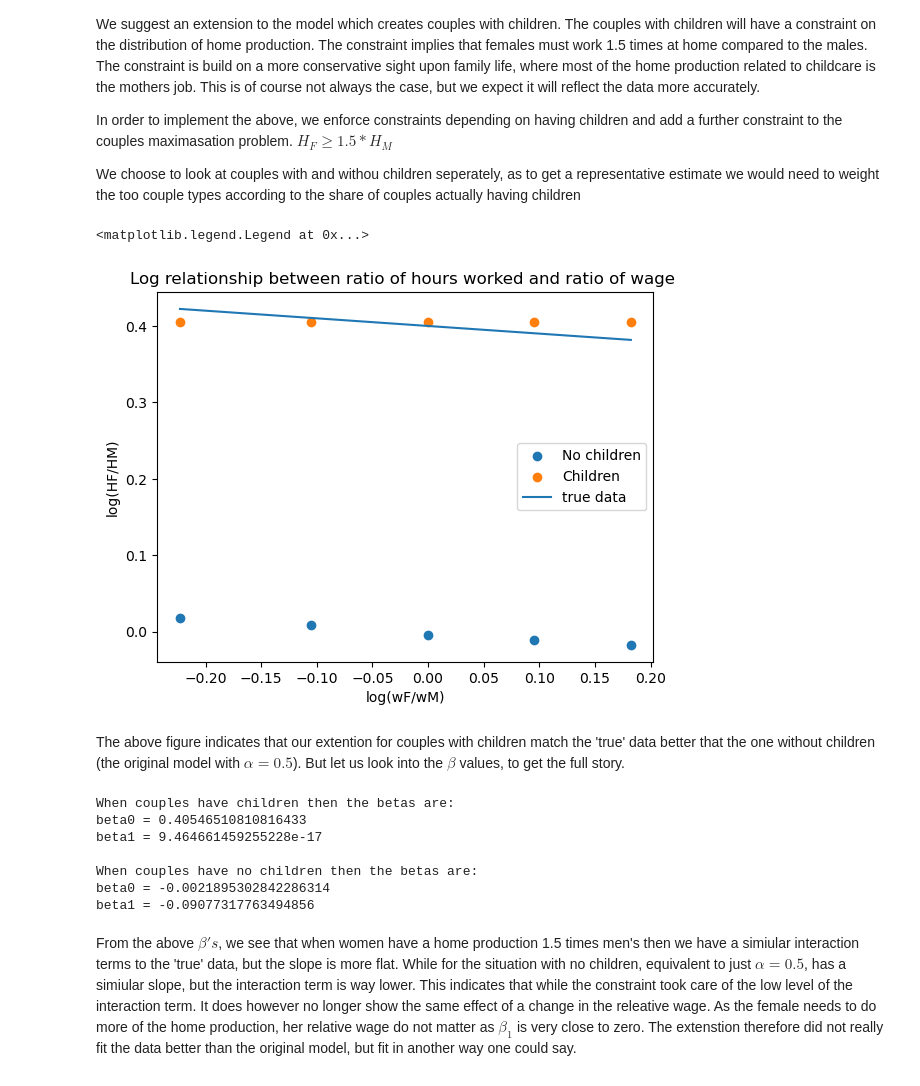
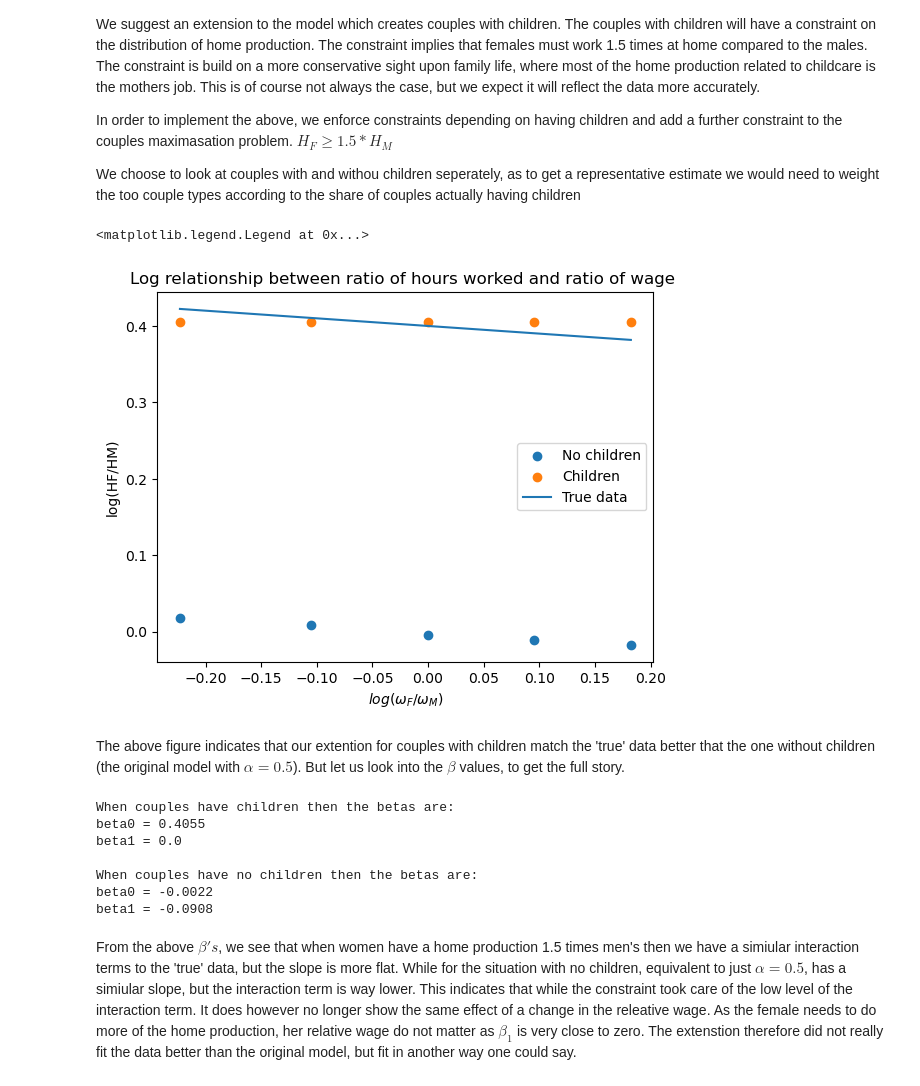
Before and after one commit to NumEconCopenhagen/projects-2023-cbjk, a Jupyter notebook: inauguralproject/inauguralproject.ipynb, the cells around one changed output. Cells and saved outputs as stored; diff of their text form; code cells hidden in the pictures.

```diff
--- a/inauguralproject/inauguralproject.ipynb
+++ b/inauguralproject/inauguralproject.ipynb
@@ -105,22 +102,3 @@ From the above figure we see that as women's wages increases relative to men, th
 ## Question 3
 # %% [markdown]
 We plot the $log \space \frac{H_F}{H_M}$ against $log \space \frac{\omega_F}{\omega_M}$ for $\omega_F$ $\in [0.8, 0.9, 1.0, 1.1, 1.2]$ again, but this time the choice set is continuous, so $L_M, L_F, H_M, H_F \in [0,24]$.
-# %%
-# a. construct empty lists to contain the log(HF/HM) and log(wF/wM)
-logratioHc=[]
-logratiowc=[]
-
-# b. loop over every wF, solve the model and adds the result to the empty lists
-for i in model.par.wF_vec:
-    # i. set the wF = i
-    model.par.wF = i
-    # ii. use 'solve' from the class to find the results and store en 'resultsc'
-    resultsc =model.solve()
-    # iii. append the log(HF/HM) til the list 'logratioHc'
-    logratioHc.append(np.log(resultsc.HF/resultsc.HM))
-    # iv. append the log(wF/wM) til the list 'logratiowc'
-    logratiowc.append(np.log(i/model.par.wM))
-
-# c. construct a dataframe to contain H and w log ratios for every wF
-plot_dfc = pd.DataFrame({"wf": model.par.wF_vec, "H ratio": np.round(logratioHc, 4), "w ratio": np.round(logratiowc, 4)})
-plot_dfc
@@ -195,7 +178,7 @@ $H_{F} \geq 1.5* H_{M}$
 We choose to look at couples with and withou children seperately, as to get a representative estimate we would need to weight the too couple types according to the share of couples actually having children
 # %%
 # a. dummy representing couple with or without children
-children = [0,1]
+children = [0, 1]
 
 # b. empty list for HF and HM in the following loop
 children_HF_vec= []
@@ -207,77 +190,85 @@ no_HM_vec = []
 for i in children:
     # i. empty constraints list
     model.par.constraints = []
+
     # ii. if no children
     if i == 0:
         # o. no home production constraint
         model.par.constraints = ({'type': 'ineq', 'fun': lambda x: 24 - (x[0]+x[1])},{'type': 'ineq', 'fun': lambda x: 24 - (x[2]+x[3])})
         # oo. estimate the model
-        model.estimate(alpha=0.5)
+        model.estimate(alpha = 0.5)
         # ooo. add the HF from the model estimation to 'no_HF_vec'
         no_HF_vec.extend(model.sol.HF_vec)
         # oooo. add the HM from the model estimation to 'no_HM_vec'
         no_HM_vec.extend(model.sol.HM_vec)
+
     # iii. if children
     else:
         # o. women's home production is 1.5 times men's
         model.par.constraints = ({'type': 'ineq', 'fun': lambda x: 24 - (x[0]+x[1])},{'type': 'ineq', 'fun': lambda x: 24 - (x[2]+x[3])},{'type': 'ineq', 'fun': lambda x: (x[3]-1.5*x[1])})
         # oo. estimate the model
-        model.estimate(alpha=0.5)
+        model.estimate(alpha = 0.5)
         # ooo. add the HF from the model estimation to 'children_HF_vec'
         children_HF_vec.extend(model.sol.HF_vec)
         # oooo. add the HM from the model estimation to 'children_HM_vec'
         children_HM_vec.extend(model.sol.HM_vec)
 
 # d. make the H vectors arrays
-children_HF_vec= np.array(children_HF_vec)
-children_HM_vec= np.array(children_HM_vec)
+children_HF_vec = np.array(children_HF_vec)
+children_HM_vec = np.array(children_HM_vec)
 no_HF_vec = np.array(no_HF_vec)
 no_HM_vec = np.array(no_HM_vec)
 
 # f. make the log(wF/wM) and log(HF/HM)
 x = np.log(model.par.wF_vec)
 children_ratio = np.log(children_HF_vec/children_HM_vec)
 no_children_ratio = np.log(no_HF_vec/no_HM_vec)
 
 # g. make regression for each statement for children
 A = np.vstack([np.ones(x.size),x]).T
-c_beta0,c_beta1 = np.linalg.lstsq(A,children_ratio,rcond=None)[0]
+c_beta0, c_beta1 = np.linalg.lstsq(A, children_ratio, rcond = None)[0]
 A = np.vstack([np.ones(x.size),x]).T
-nc_beta0,nc_beta1 = np.linalg.lstsq(A,no_children_ratio,rcond=None)[0]
+nc_beta0, nc_beta1 = np.linalg.lstsq(A, no_children_ratio, rcond = None)[0]
 
 # h. make the figure and plot
 fig_children = plt.figure()
 ax = fig_children.add_subplot(1,1,1)
-ax.scatter(np.log(model.par.wF_vec),no_children_ratio, label= "No children")
-ax.scatter(np.log(model.par.wF_vec),children_ratio,label= "Children")
-
-ax.plot(np.log(model.par.wF_vec),model.par.beta0_target+model.par.beta1_target*np.log(model.par.wF_vec), label = "true data")
+# i. plot scatter
+ax.scatter(np.log(model.par.wF_vec), no_children_ratio, label = "No children")
+ax.scatter(np.log(model.par.wF_vec), children_ratio,label = "Children")
+# j. plot regression line
+ax.plot(np.log(model.par.wF_vec), model.par.beta0_target + model.par.beta1_target*np.log(model.par.wF_vec), label = "True data")
+# k. set title and labels
 ax.set_title('Log relationship between ratio of hours worked and ratio of wage ')
-ax.set_xlabel('log(wF/wM)')
+ax.set_xlabel('$log(\omega_F/\omega_M)$')
 ax.set_ylabel('log(HF/HM)');
+# l. add legend
 ax.legend()
 # %% [output]
 <matplotlib.legend.Legend at 0x...>
-[figure, old version]
+[figure, new version]
 # %% [markdown]
 The above figure indicates that our extention for couples with children match the 'true' data better that the one without children (the original model with $\alpha =0.5$). But let us look into the $\beta$ values, to get the full story.
 # %%
-#a. print
+# a. print result when couples have chrildren
 print('When couples have children then the betas are:')
-print(f'beta0 = {c_beta0}')
-print(f'beta1 = {c_beta1}\n')
+print(f'beta0 = {c_beta0.round(4)}')
+print(f'beta1 = {c_beta1.round(4)}\n')
 
+# b. estimate model with no children
 model.estimate(alpha=0.5)
+
+# c. print result when couples have no chrildren
 print('When couples have no children then the betas are:')
-print(f'beta0 = {nc_beta0}')
-print(f'beta1 = {nc_beta1}')
+print(f'beta0 = {nc_beta0.round(4)}')
+print(f'beta1 = {nc_beta1.round(4)}')
 # %% [output]
 When couples have children then the betas are:
-beta0 = 0.40546510810816433
-beta1 = 9.464661459255228e-17
+beta0 = 0.4055
+beta1 = 0.0
 
 When couples have no children then the betas are:
-beta0 = -0.0021895302842286314
-beta1 = -0.09077317763494856
+beta0 = -0.0022
+beta1 = -0.0908
 # %% [markdown]
 From the above $\beta's$, we see that when women have a home production 1.5 times men's then we have a simiular interaction terms to the 'true' data, but the slope is more flat. While for the situation with no children, equivalent to just $\alpha = 0.5$, has a simiular slope, but the interaction term is way lower. This indicates that while the constraint took care of the low level of the interaction term. It does however no longer show the same effect of a change in the releative wage. As the female needs to do more of the home production, her relative wage do not matter as $\beta_{1}$ is very close to zero. The extenstion therefore did not really fit the data better than the original model, but fit in another way one could say.
```
Also changed, not shown: parts of 12 cells of this notebook, 1 other file.
